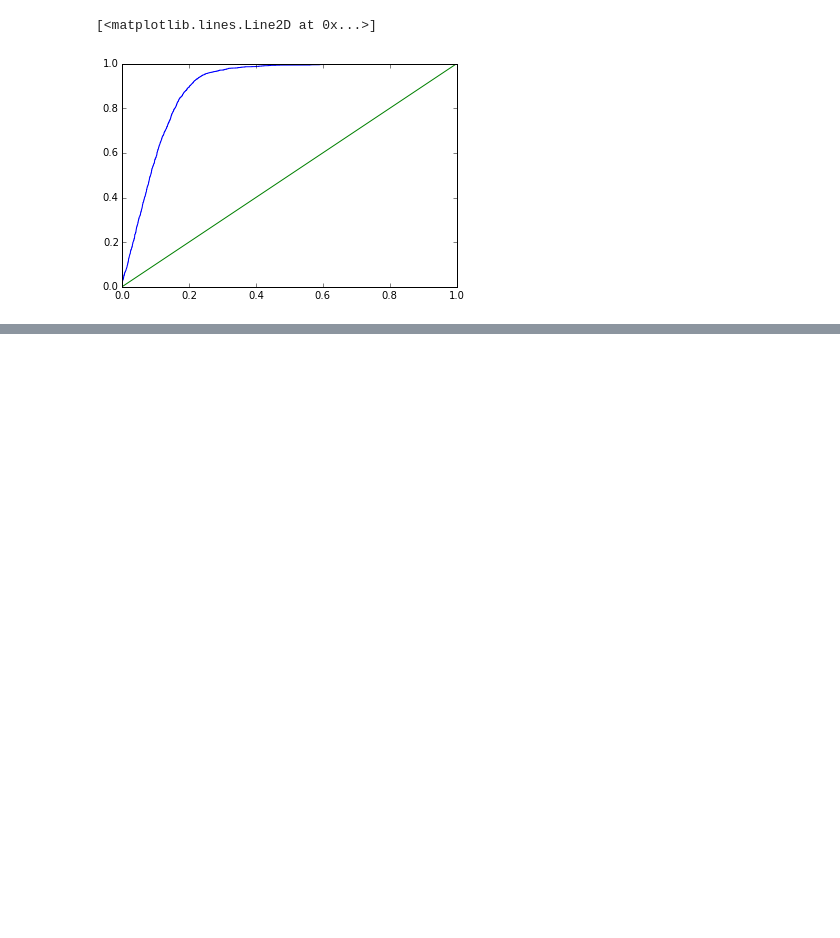
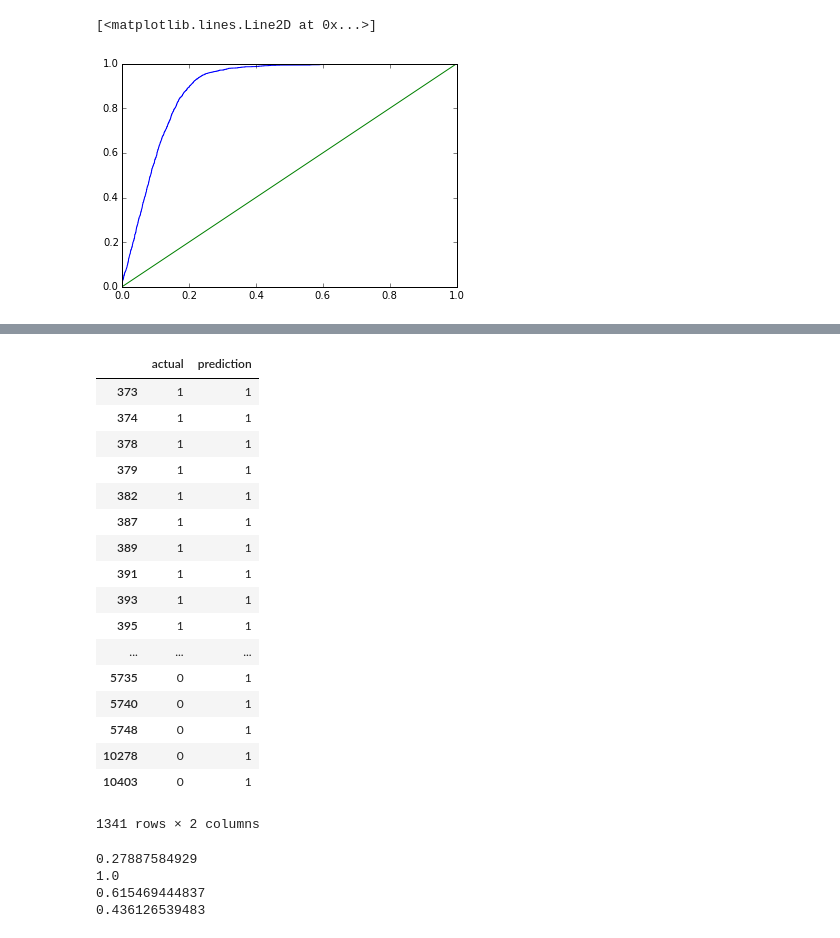
Before and after one commit to raghothams/bangpypers-intro-to-ml, a Jupyter notebook: Bangpypers-June-2015.ipynb, the cells around one changed output, grey strips where cells are left out. Drawn from its saved outputs; the diff is of its cells as text; code cells hidden in the pictures; blank space fills up the shorter version.

```diff
--- a/Bangpypers-June-2015.ipynb
+++ b/Bangpypers-June-2015.ipynb
@@ -440,0 +456,2 @@ pyplot.plot([0,1],[0,1])
+# %%
+ridge_sample_predict = ridge.predict(sample_validate)
@@ -440,0 +463,3 @@ pyplot.plot([0,1],[0,1])
+# %%
+ridge_sample_predict[ridge_sample_predict > 0.5] = 1
+ridge_sample_predict[ridge_sample_predict <= 0.5] = 0
@@ -440,0 +483,21 @@ pyplot.plot([0,1],[0,1])
+# %%
+ridge_model_analysis[ridge_model_analysis.prediction == 1]
+# %% [output]
+|  | actual | prediction |
+| 373 | 1 | 1 |
+| 374 | 1 | 1 |
+| 378 | 1 | 1 |
+| 379 | 1 | 1 |
+| 382 | 1 | 1 |
+| 387 | 1 | 1 |
+| 389 | 1 | 1 |
+| 391 | 1 | 1 |
+| 393 | 1 | 1 |
+| 395 | 1 | 1 |
+| ... | ... | ... |
+| 5735 | 0 | 1 |
+| 5740 | 0 | 1 |
+| 5748 | 0 | 1 |
+| 10278 | 0 | 1 |
+| 10403 | 0 | 1 |
+1341 rows × 2 columns
@@ -440,0 +518,10 @@ pyplot.plot([0,1],[0,1])
+# %%
+print precision
+print recall
+print ridge_auc
+print ridge_f1
+# %% [output]
+0.27887584929
+1.0
+0.615469444837
+0.436126539483
```
Also changed, not shown: parts of 20 cells of this notebook.
